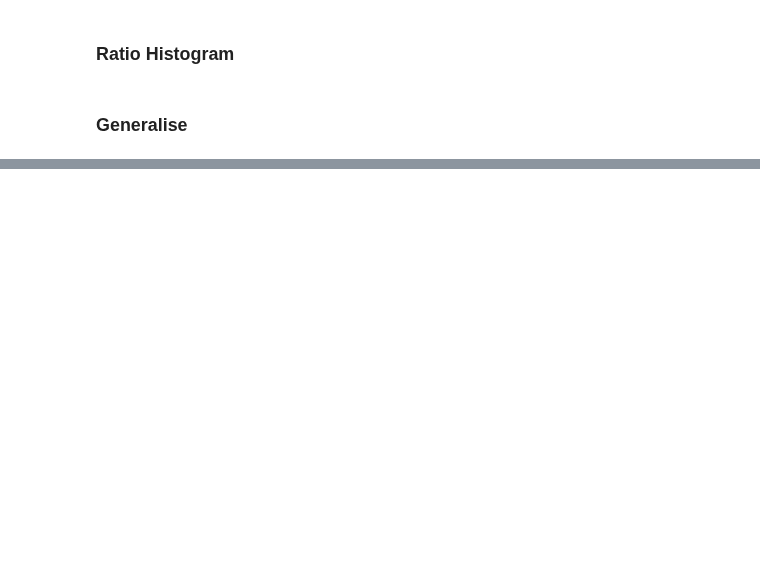
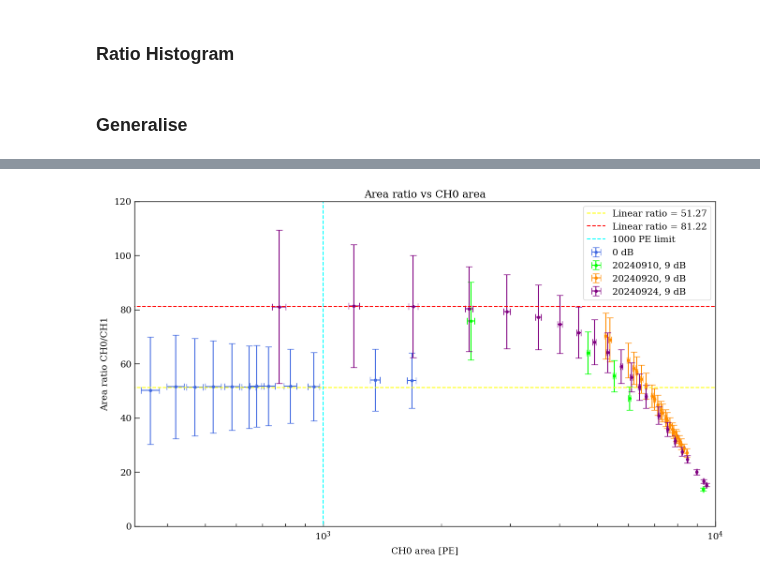
Before and after one commit to Westlake-University-Lsc-lab/RELICS_PMT_Data_Analysis, a Jupyter notebook: LinearityCheck/check_readout_linear.ipynb, the cells around one changed output, grey strips where cells are left out. Drawn from its saved outputs; the diff is of its cells as text; code cells hidden in the pictures; blank space fills up the shorter version.

```diff
--- a/LinearityCheck/check_readout_linear.ipynb
+++ b/LinearityCheck/check_readout_linear.ipynb
@@ -561,25 +567,30 @@ plt.show()
 # %%
 general_ratio = general[:,2]*div_ratio[:] / general[:,4]
 general_ratio_error = general_ratio * np.sqrt((general[:,3]/general[:,2])**2+(general[:,5]/general[:,4])**2)
 
 plt.figure(figsize=(16,9))
 plt.title('Area ratio vs CH0 area')
 plt.xscale('log')
 plt.xlabel('CH0 area [PE]')
-plt.ylabel('Area ratio')
+plt.ylabel('Area ratio CH0/CH1')
 plt.xlim(330,10000)
-plt.ylim(0,100)
+plt.ylim(0,120)
 
 plt.errorbar(general[:20,2]*div_ratio[:20],general_ratio[:20],xerr=general[:20,3]*div_ratio[:20],yerr=general_ratio_error[:20],
              fmt='o',color = 'royalblue',label='0 dB')
 plt.errorbar(general[21:26,2]*div_ratio[21:26],general_ratio[21:26],xerr=general[21:26,3]*div_ratio[21:26],yerr=general_ratio_error[21:26],
-             fmt='o',color = 'green',label='20240910, 9 dB')
-plt.errorbar(general[26:,2]*div_ratio[26:],general_ratio[26:],xerr=general[26:,3]*div_ratio[26:],yerr=general_ratio_error[26:],
+             fmt='o',color = 'lime',label='20240910, 9 dB')
+plt.errorbar(general[26:49,2]*div_ratio[26:49],general_ratio[26:49],xerr=general[26:49,3]*div_ratio[26:49],yerr=general_ratio_error[26:49],
              fmt='o',color = 'darkorange',label='20240920, 9 dB')
-plt.hlines(y = 51.27,color = 'red',linestyles='dashed',xmin = 0,xmax = 10000,label='Linear ratio')
+plt.errorbar(general[49:,2]*div_ratio[49:],general_ratio[49:],xerr=general[49:,3]*div_ratio[49:],yerr=general_ratio_error[49:],
+             fmt='o',color = 'purple',label='20240924, 9 dB')
+plt.hlines(y = 51.27,color = 'yellow',linestyles='dashed',xmin = 0,xmax = 10000,label='Linear ratio = 51.27')
+plt.hlines(y = 81.22,color = 'red',linestyles='dashed',xmin = 0,xmax = 10000,label='Linear ratio = 81.22')
 plt.vlines(x = 1000,ymin = -50,ymax = 170, color = 'cyan',
            linestyles='dashed',label='1000 PE limit')
 
 plt.legend()
 plt.savefig('./img/area_ratio_generalised.png',dpi = 300)
 plt.show()
+# %% [output]
+[figure, added]
```
Also changed, not shown: parts of 10 cells of this notebook.
